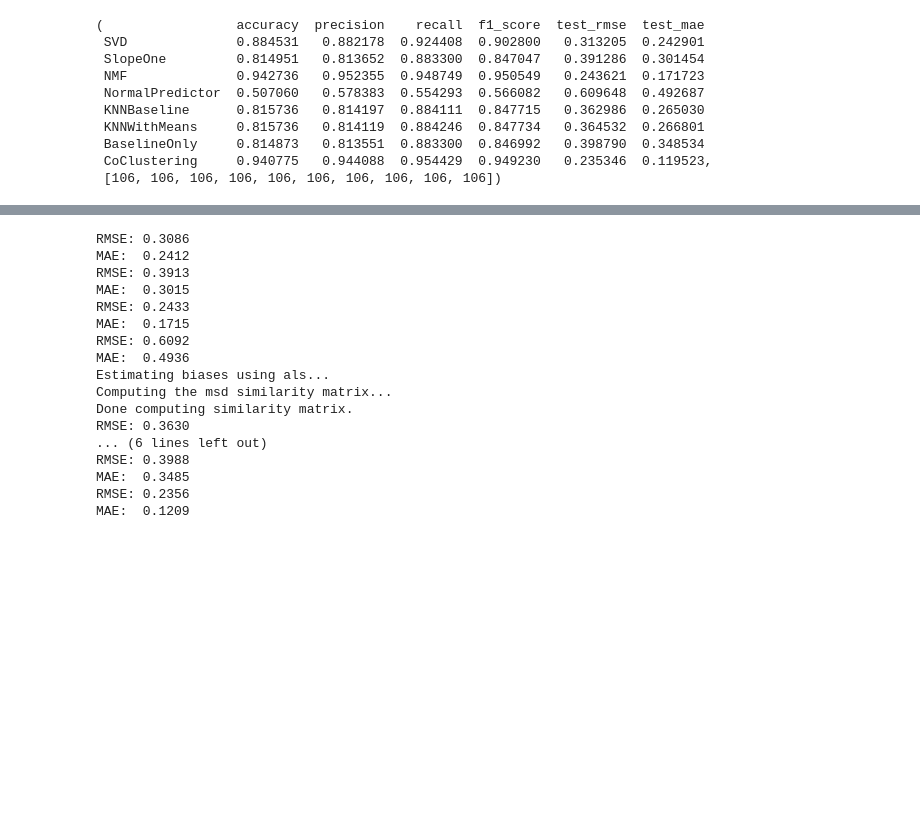
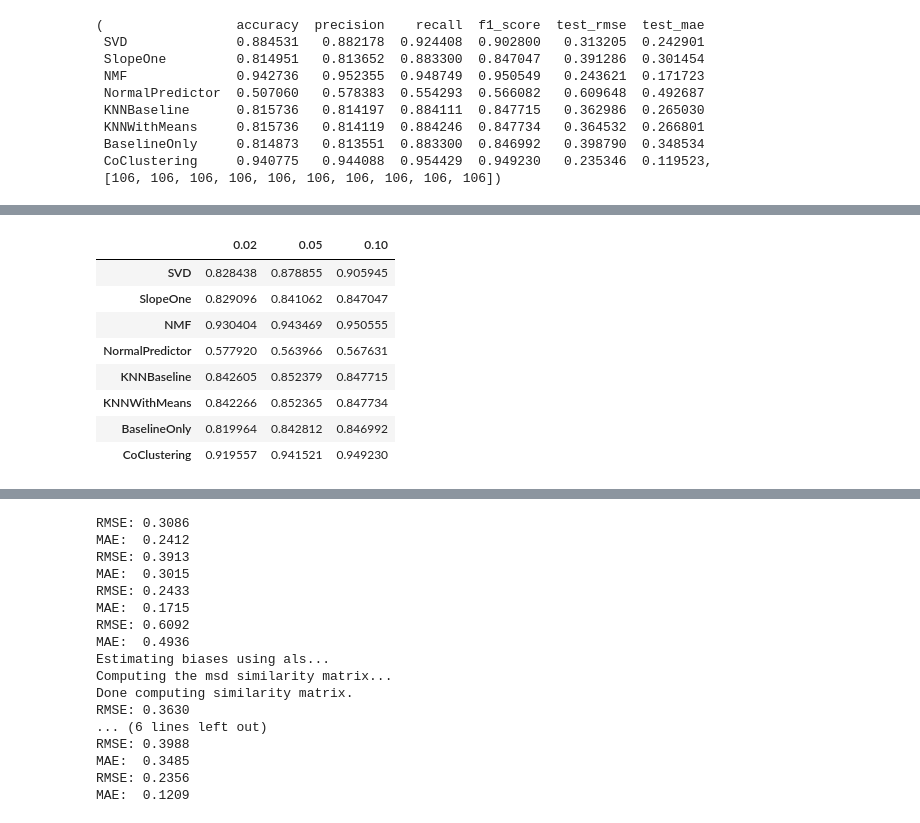
Before and after one commit to ritacardoso17/code_thesis, a Jupyter notebook: code/Rs_RealisticProblem.ipynb, the cells around one changed output, grey strips where cells are left out. Cells and saved outputs as stored; diff of their text form; code cells hidden in the pictures; blank space fills up the shorter version.

```diff
--- a/code/Rs_RealisticProblem.ipynb
+++ b/code/Rs_RealisticProblem.ipynb
@@ -345,0 +376,12 @@ MAE:  0.1195
+# %%
+df_results
+# %% [output]
+|  | 0.02 | 0.05 | 0.10 |
+| SVD | 0.828438 | 0.878855 | 0.905945 |
+| SlopeOne | 0.829096 | 0.841062 | 0.847047 |
+| NMF | 0.930404 | 0.943469 | 0.950555 |
+| NormalPredictor | 0.577920 | 0.563966 | 0.567631 |
+| KNNBaseline | 0.842605 | 0.852379 | 0.847715 |
+| KNNWithMeans | 0.842266 | 0.852365 | 0.847734 |
+| BaselineOnly | 0.819964 | 0.842812 | 0.846992 |
+| CoClustering | 0.919557 | 0.941521 | 0.949230 |
```
Also changed, not shown: parts of 2 cells of this notebook, 3 other files.
